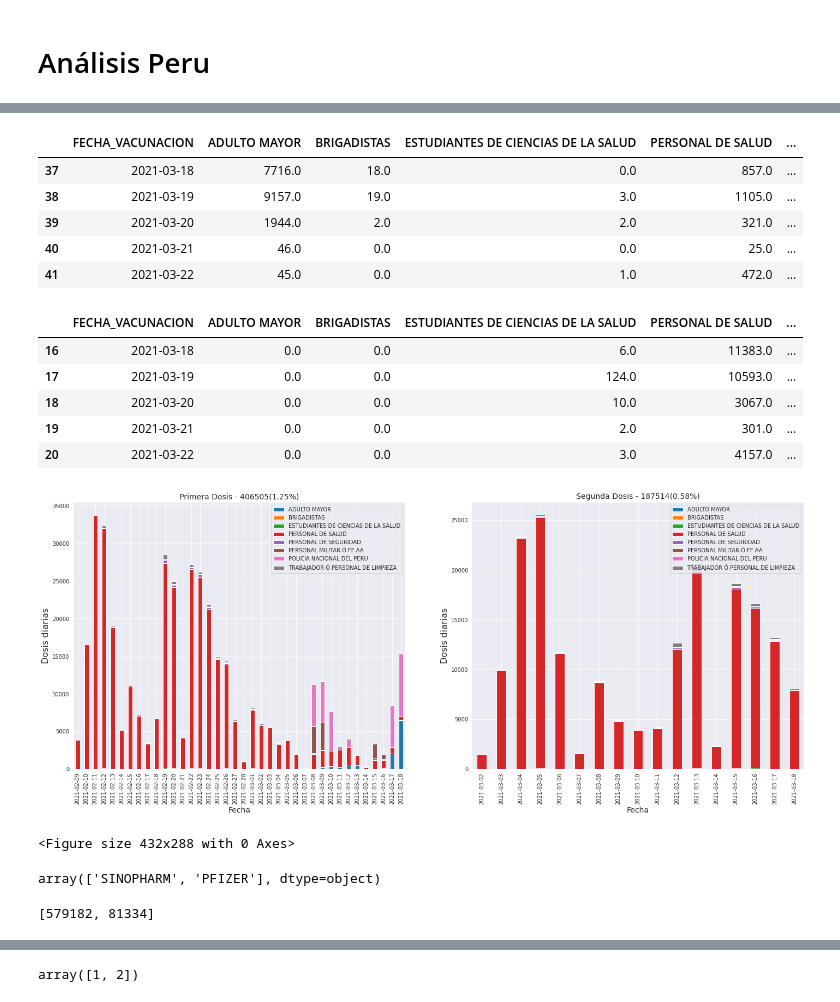
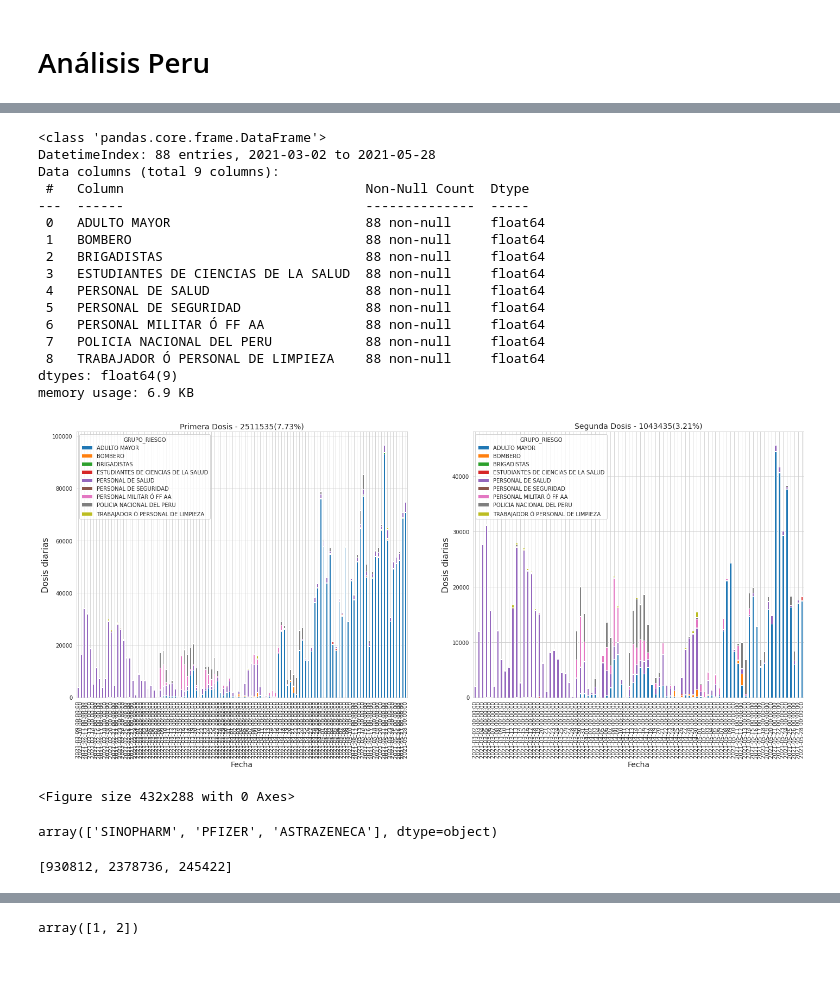
Before and after one commit to MilerDiazZevallos/Arequipa-Covid-19, a Jupyter notebook: Vacunación_MINSA.ipynb, the cells around one changed output, grey strips where cells are left out. Saved outputs shown, nothing was run; the diff lists cells and outputs as text; code cells hidden in the pictures; blank space fills up the shorter version.

```diff
--- a/Vacunación_MINSA.ipynb
+++ b/Vacunación_MINSA.ipynb
@@ -7,7 +7,8 @@ import numpy as np
 import pandas as pd
 import matplotlib.pyplot as plt
 import seaborn as sns
-sns.set_style('darkgrid')
+sns.set_style('whitegrid')
+import datetime as dattime
 
 ## other dependencies
 import matplotlib.dates as mdates
@@ -48,6 +49,7 @@ datos_vacuna_MINSA
 # Data Analysis
 ![image.png](embedded-picture-1)
 # %%
+datos_vacuna_MINSA = pd.read_csv(url_minsa, encoding = "UTF-8", sep=",")
 datos_vacuna_MINSA.sort_values('FECHA_VACUNACION', inplace=True)
 datos_vacuna_MINSA.dropna(inplace=True)
 datos_vacuna_MINSA['FECHA_VACUNACION'] = datos_vacuna_MINSA['FECHA_VACUNACION'].astype(str)
@@ -180,62 +194,73 @@ df_peru_diario_dosis_1 = df_peru[df_peru['DOSIS'] == 1]
 df_peru_diario_dosis_2 = df_peru[df_peru['DOSIS'] == 2]
 df_peru_diario_dosis_1_por_grupo_riesgo = df_peru_diario_dosis_1.pivot_table(index=['FECHA_VACUNACION'], columns=['GRUPO_RIESGO'], values='UUID', aggfunc=len).fillna(0)
 df_peru_diario_dosis_2_por_grupo_riesgo = df_peru_diario_dosis_2.pivot_table(index=['FECHA_VACUNACION'], columns=['GRUPO_RIESGO'], values='UUID', aggfunc=len).fillna(0)
-df_peru_diario_dosis_1_por_grupo_riesgo = df_peru_diario_dosis_1_por_grupo_riesgo.reset_index().rename_axis(None, axis=1)
-df_peru_diario_dosis_2_por_grupo_riesgo = df_peru_diario_dosis_2_por_grupo_riesgo.reset_index().rename_axis(None, axis=1)
-df_peru_diario_dosis_1_por_grupo_riesgo['FECHA_VACUNACION'] = df_peru_diario_dosis_1_por_grupo_riesgo['FECHA_VACUNACION'].dt.date
-df_peru_diario_dosis_2_por_grupo_riesgo['FECHA_VACUNACION'] = df_peru_diario_dosis_2_por_grupo_riesgo['FECHA_VACUNACION'].dt.date
-display(df_peru_diario_dosis_1_por_grupo_riesgo.tail())
-display(df_peru_diario_dosis_2_por_grupo_riesgo.tail())
+df_peru_diario_dosis_1_por_grupo_riesgo = df_peru_diario_dosis_1_por_grupo_riesgo.reset_index() #.rename_axis(None, axis=1)
+df_peru_diario_dosis_2_por_grupo_riesgo = df_peru_diario_dosis_2_por_grupo_riesgo.reset_index() #.rename_axis(None, axis=1)
+df_peru_diario_dosis_1_por_grupo_riesgo['FECHA_VACUNACION'] = pd.to_datetime(df_peru_diario_dosis_1_por_grupo_riesgo['FECHA_VACUNACION'])
+df_peru_diario_dosis_2_por_grupo_riesgo['FECHA_VACUNACION'] = pd.to_datetime(df_peru_diario_dosis_2_por_grupo_riesgo['FECHA_VACUNACION'])
+df_peru_diario_dosis_1_por_grupo_riesgo = df_peru_diario_dosis_1_por_grupo_riesgo.set_index(['FECHA_VACUNACION'])
+df_peru_diario_dosis_2_por_grupo_riesgo = df_peru_diario_dosis_2_por_grupo_riesgo.set_index(['FECHA_VACUNACION'])
+
+#display(df_peru_diario_dosis_1_por_grupo_riesgo.tail(3))
+#display(df_peru_diario_dosis_2_por_grupo_riesgo.tail(3))
+df_peru_diario_dosis_2_por_grupo_riesgo.info()
 # %% [output]
-|  | FECHA_VACUNACION | ADULTO MAYOR | BRIGADISTAS | ESTUDIANTES DE CIENCIAS DE LA SALUD | PERSONAL DE SALUD | ... |
-| 37 | 2021-03-18 | 7716.0 | 18.0 | 0.0 | 857.0 | ... |
-| 38 | 2021-03-19 | 9157.0 | 19.0 | 3.0 | 1105.0 | ... |
-| 39 | 2021-03-20 | 1944.0 | 2.0 | 2.0 | 321.0 | ... |
-| 40 | 2021-03-21 | 46.0 | 0.0 | 0.0 | 25.0 | ... |
-| 41 | 2021-03-22 | 45.0 | 0.0 | 1.0 | 472.0 | ... |
-|  | FECHA_VACUNACION | ADULTO MAYOR | BRIGADISTAS | ESTUDIANTES DE CIENCIAS DE LA SALUD | PERSONAL DE SALUD | ... |
-| 16 | 2021-03-18 | 0.0 | 0.0 | 6.0 | 11383.0 | ... |
-| 17 | 2021-03-19 | 0.0 | 0.0 | 124.0 | 10593.0 | ... |
-| 18 | 2021-03-20 | 0.0 | 0.0 | 10.0 | 3067.0 | ... |
-| 19 | 2021-03-21 | 0.0 | 0.0 | 2.0 | 301.0 | ... |
-| 20 | 2021-03-22 | 0.0 | 0.0 | 3.0 | 4157.0 | ... |
+<class 'pandas.core.frame.DataFrame'>
+DatetimeIndex: 88 entries, 2021-03-02 to 2021-05-28
+Data columns (total 9 columns):
+ #   Column                               Non-Null Count  Dtype
+---  ------                               --------------  -----
+ 0   ADULTO MAYOR                         88 non-null     float64
+ 1   BOMBERO                              88 non-null     float64
+ 2   BRIGADISTAS                          88 non-null     float64
+ 3   ESTUDIANTES DE CIENCIAS DE LA SALUD  88 non-null     float64
+ 4   PERSONAL DE SALUD                    88 non-null     float64
+ 5   PERSONAL DE SEGURIDAD                88 non-null     float64
+ 6   PERSONAL MILITAR Ó FF AA             88 non-null     float64
+ 7   POLICIA NACIONAL DEL PERU            88 non-null     float64
+ 8   TRABAJADOR Ó PERSONAL DE LIMPIEZA    88 non-null     float64
+dtypes: float64(9)
+memory usage: 6.9 KB
 # %%
 """ Code Miler """
 poblacion_peru = 32510000
 
 fig, (ax1, ax2) = plt.subplots(nrows=1, ncols=2, figsize=(24, 9))
 #axe = plt.subplot(111)
+#ax1.xaxis_date()
+#ax2.xaxis_date()
 
-df_peru_diario_dosis_1_por_grupo_riesgo.set_index('FECHA_VACUNACION').plot(kind='bar', stacked = True, ax=ax1)
-df_peru_diario_dosis_2_por_grupo_riesgo.set_index('FECHA_VACUNACION').plot(kind='bar', stacked = True, ax=ax2)
+df_peru_diario_dosis_1_por_grupo_riesgo.plot(kind='bar', stacked = True, ax=ax1)
+df_peru_diario_dosis_2_por_grupo_riesgo.plot(kind='bar', stacked = True, ax=ax2)
 
 plt.title('MINSA Perú: Vacunaciones diarias por Grupo de Riesgo',fontsize=18)
 
 ax1.set_ylabel('Dosis diarias', fontsize=16)
 ax1.set_xlabel('Fecha', fontsize=14)
 ax1.set_title('Primera Dosis - ' + str(int(df_peru_diario_dosis_1_por_grupo_riesgo.sum().sum())) + '(' + str(round(df_peru_diario_dosis_1_por_grupo_riesgo.sum().sum() / poblacion_peru * 100, 2)) + '%)', fontsize=14)
 
 ax2.set_ylabel('Dosis diarias', fontsize=16)
 ax2.set_xlabel('Fecha', fontsize=14)
 ax2.set_title('Segunda Dosis - ' + str(int(df_peru_diario_dosis_2_por_grupo_riesgo.sum().sum())) + '(' + str(round(df_peru_diario_dosis_2_por_grupo_riesgo.sum().sum() / poblacion_peru * 100, 2)) + '%)', fontsize=14)
 
 #ax1.text(pd.to_datetime('2021-02-10'), 0, "Análisis de datos: Yván Túpac / Miler Díaz - Ciencia de la Computación UCSP con datos de MINSA")
 #ax2.text(pd.to_datetime('2021-02-10'), 0, "Análisis de datos: Yván Túpac / Miler Díaz - Ciencia de la Computación UCSP con datos de MINSA")
 plt.show()
 plt.clf()
 # %% [output]
-[figure, old version]
+[figure, new version]
 <Figure size 432x288 with 0 Axes>
 # %%
 df_peru.FABRICANTE.unique()
 # %% [output]
-array(['SINOPHARM', 'PFIZER'], dtype=object)
+array(['SINOPHARM', 'PFIZER', 'ASTRAZENECA'], dtype=object)
 # %%
 df_peru_SINOPHARM = df_peru.query('FABRICANTE == "SINOPHARM"').sort_values('FECHA_VACUNACION').groupby(['FECHA_VACUNACION']).sum()
+df_peru_ASTRAZENECA =  df_peru.query('FABRICANTE == "ASTRAZENECA"').sort_values('FECHA_VACUNACION').groupby(['FECHA_VACUNACION']).sum()
 df_peru_PFIZER    = df_peru.query('FABRICANTE == "PFIZER"').sort_values('FECHA_VACUNACION').groupby(['FECHA_VACUNACION']).sum()
-Fabricantes = [df_peru_SINOPHARM['uno'].sum(),df_peru_PFIZER['uno'].sum()]
+Fabricantes = [df_peru_SINOPHARM['uno'].sum(),df_peru_PFIZER['uno'].sum(),df_peru_ASTRAZENECA['uno'].sum()]
 Fabricantes
 # %% [output]
-[579182, 81334]
+[930812, 2378736, 245422]
 # %%
 fig, ax1 = plt.subplots(nrows=1, ncols=1, figsize=(16, 9))
```
Also changed, not shown: parts of 32 cells of this notebook.
